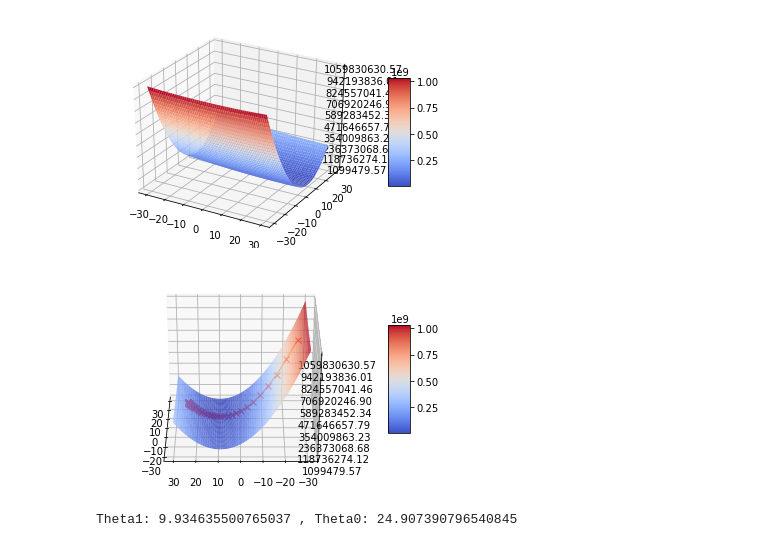
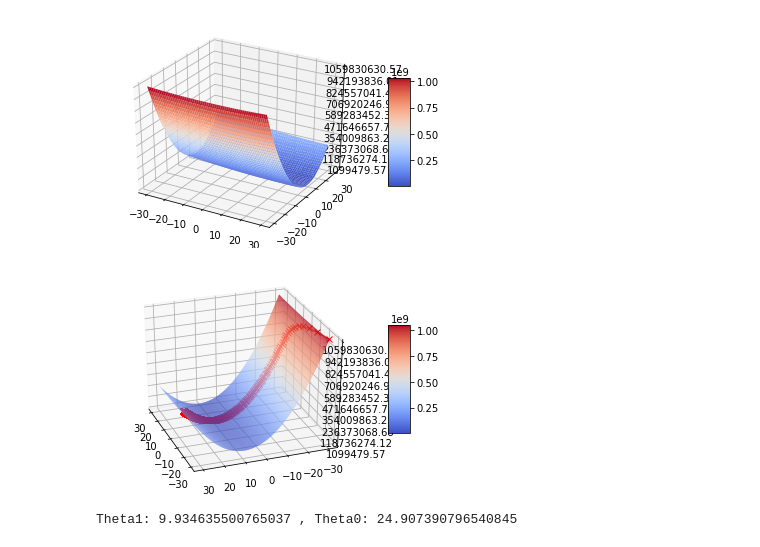
Before and after one commit to gwak2837/MachineLearning, a Jupyter notebook: Assignment_03.ipynb, the cells around one changed output. Saved outputs shown, nothing was run; the diff lists cells and outputs as text; code cells hidden in the pictures.

```diff
--- a/Assignment_03.ipynb
+++ b/Assignment_03.ipynb
@@ -63,11 +72,11 @@ import math
 import numpy as np
 from matplotlib.ticker import LinearLocator, FormatStrFormatter
 
-# Objective Function
-def J(theta1, theta0):
+# Objective Function J(w1, w2)
+def J(w1, w2):
   sigma = 0
   for xi, yi in zip(x_data, y_data):
-    sigma += (theta1 + theta0 * xi - yi) ** 2
+    sigma += (w1 + w2 * xi - yi) ** 2
   return (1/2*len(x_data)) * sigma
 
 # 1. Input points [2pt]
@@ -81,14 +90,17 @@ y_data = data[:, 1]
 fig = plt.figure()
 ax = fig.gca(projection='3d')
 
+# plot the energy surface (W1, W2, J(W1, W2)) with the range of variables W1=[−30:0.1:30] and W2=[−30:0.1:30]
 W1 = np.arange(-30, 30, 0.1)
 W2 = np.arange(-30, 30, 0.1)
 W1, W2 = np.meshgrid(W1, W2)
 surf = ax.plot_surface(W1, W2, J(W1, W2), rstride=10, cstride=10, cmap=cm.coolwarm, linewidth=0)
 
+# set z axis locator
 ax.zaxis.set_major_locator(LinearLocator(10))
 ax.zaxis.set_major_formatter(FormatStrFormatter('%.02f'))
 fig.colorbar(surf, shrink=0.5, aspect=5)
+
 plt.show()
 # %% [output]
 [figure]
@@ -100,7 +112,7 @@ import math
 import numpy as np
 from matplotlib.ticker import LinearLocator, FormatStrFormatter
 
-# Objective Function
+# Objective Function J(w1, w2)
 def J(theta1, theta0):
   sigma = 0
   for xi, yi in zip(x_data, y_data):
@@ -121,7 +133,7 @@ ax = fig.gca(projection='3d')
 W1 = np.arange(-30, 30, 0.1)
 W2 = np.arange(-30, 30, 0.1)
 W1, W2 = np.meshgrid(W1, W2)
-surf = ax.plot_surface(W1, W2, J(W1, W2), rstride=10, cstride=10, cmap=cm.coolwarm, linewidth=0)
+surf = ax.plot_surface(W1, W2, J(W1, W2), rstride=4, cstride=4, cmap=cm.coolwarm, linewidth=0)
 
 ax.zaxis.set_major_locator(LinearLocator(10))
 ax.zaxis.set_major_formatter(FormatStrFormatter('%.02f'))
@@ -130,38 +142,36 @@ fig.colorbar(surf, shrink=0.5, aspect=5)
 # 4. Plot the gradient descent path on the energy surface [5pt]
 w1 = -30
 w2 = -30
 alpha = 0.01
 x = []
 y = []
 z = []
 i = 0
 
 while(1):
-  i += 1
-  if(i % 10 == 0):
-    x.append(w1)
-    y.append(w2)
-    z.append(J(w1, w2))
+  x.append(w1)
+  y.append(w2)
+  z.append(J(w1, w2))
 
   dj_dw1 = 0;
   dj_dw2 = 0;
   for xi, yi in zip(x_data, y_data):
     dj_dw1 += (w1 * xi + w2 - yi) * xi
     dj_dw2 += w1 * xi + w2 - yi
 
   next_w1 = w1 - alpha * (1/len(x_data)) * dj_dw1
   next_w2 = w2 - alpha * (1/len(x_data)) * dj_dw2
 
   if(math.isclose(next_w1, w1) and math.isclose(next_w2, w2)):
     break
 
   w1 = next_w1
   w2 = next_w2
 
 ax.plot(x, y, z, marker="x", markeredgecolor="red")
-ax.view_init(30, 180)
+ax.view_init(30, 160)
 plt.show()
 print("Theta1: " + str(w1), ", Theta0: " + str(w2))
 # %% [output]
-[figure, old version]
+[figure, new version]
 Theta1: 9.934635500765037 , Theta0: 24.907390796540845
```
Also changed, not shown: parts of 2 cells of this notebook.
